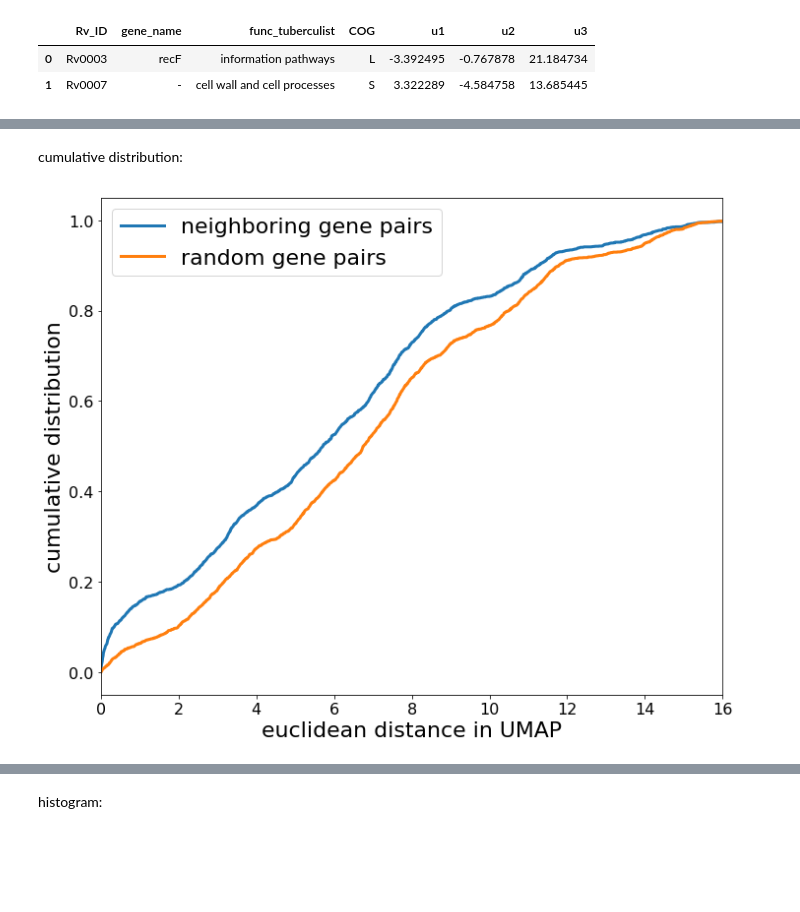
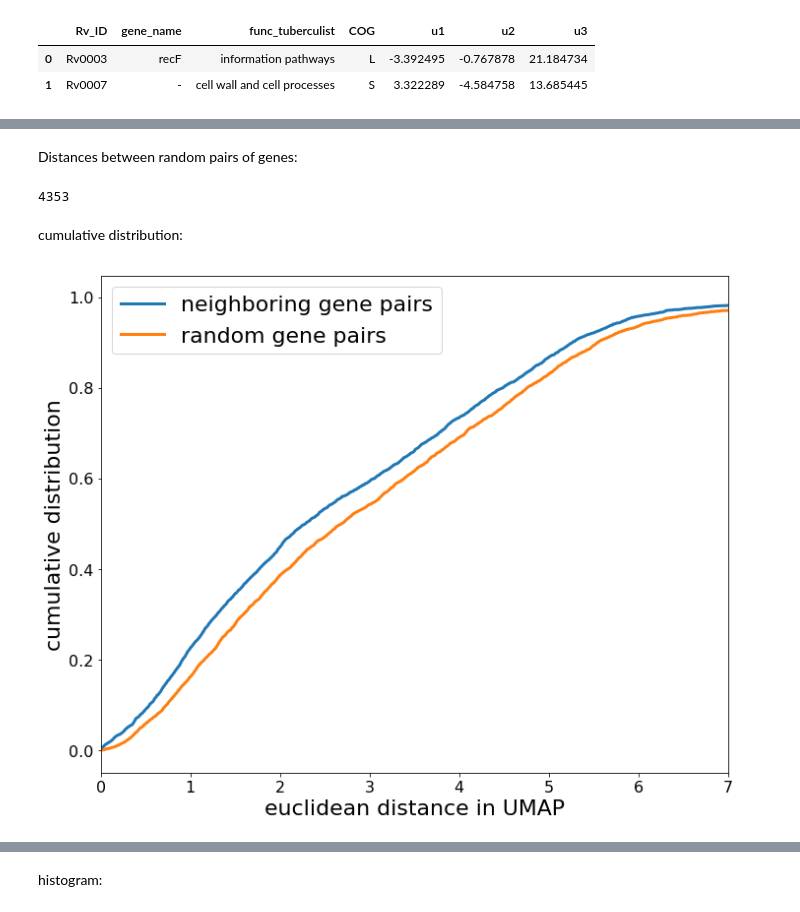
Before and after one commit to ajinich/mtb_tn_db, a Jupyter notebook: code/data_wrangling/genomic_distance_corr.ipynb, the cells around one changed output, grey strips where cells are left out. Drawn from its saved outputs; the diff is of its cells as text; code cells hidden in the pictures; blank space fills up the shorter version.

```diff
--- a/code/data_wrangling/genomic_distance_corr.ipynb
+++ b/code/data_wrangling/genomic_distance_corr.ipynb
@@ -43,9 +52,9 @@ umap_distance(rv_1, rv_2, df)
 # %%
-list_rv_id = df.Rv_ID.to_list()
+list_rv_id = df_lfc.Rv_ID.to_list()
 list_rv_id = [rv for rv in list_rv_id if 'Rvnr' not in rv]
-list_int_rv_id = [int(re.split( 'c|A|B|D' , rv.split('Rv')[1] )[0]) for rv in list_rv_id]
+list_int_rv_id = [int(re.split( 'c|A|B|D|X' , rv.split('Rv')[1] )[0]) for rv in list_rv_id]
 # %%
-window_size = 3
+window_size = 1
 # %%
 list_pairs = [(list_rv_id[i], list_rv_id[j]) for i in range(len(list_rv_id)) for j in range(i+1,len(list_rv_id))
  if np.abs(list_int_rv_id[i] - list_int_rv_id[j]) <= window_size]
@@ -56,13 +65,20 @@ len(list_pairs)
 # %%
 list_dist = []
 for rv_pair in tqdm.tqdm(list_pairs):
-    list_dist.append(umap_distance( rv_pair[0], rv_pair[1], df))
+    list_dist.append(umap_distance( rv_pair[0], rv_pair[1], df_lfc))
+# %% [markdown]
+Distances between random pairs of genes:
 # %%
-num_iter = len(list_pairs)
+# num_iter = len(list_pairs)
+num_iter = len( list_pairs )
 list_dist_rand = []
 for i in range(num_iter):
     rvid_pair = random.sample(list_rv_id, 2)
-    list_dist_rand.append(umap_distance( rvid_pair[0], rvid_pair[1], df))
+    list_dist_rand.append(umap_distance( rvid_pair[0], rvid_pair[1], df_lfc))
+# %%
+len( list_dist_rand )
+# %% [output]
+4353
 # %% [markdown]
 cumulative distribution:
 # %%
@@ -81,17 +97,17 @@ for x in xrange:
 # %%
 plt.figure(figsize = (10,8))
 plt.plot(xrange, cum_list_dist, lw = 3)
 plt.plot(xrange, cum_list_dist_rand, lw = 3)
 plt.xlabel('euclidean distance in UMAP', fontsize = 22)
 plt.ylabel('cumulative distribution', fontsize = 22)
 plt.xticks(fontsize = 16)
 yt = plt.yticks(fontsize = 16)
 lgn=plt.legend(['neighboring gene pairs', 'random gene pairs'], fontsize = 22)
-plt.xlim(0, 16)
+plt.xlim(0, 7)
 plt.tight_layout()
-plt.savefig('../../figures/pairwise_distances/umap_vs_genome_cumulative_w3.png', dpi=300)
+# plt.savefig('../../figures/pairwise_distances/umap_vs_genome_cumulative_w3.png', dpi=300)
 # %% [output]
-[figure, old version]
+[figure, new version]
 # %%
 ks_2samp(list_dist, list_dist_rand)
 # %% [output]
```
Also changed, not shown: parts of 6 cells of this notebook, 15 other files.
